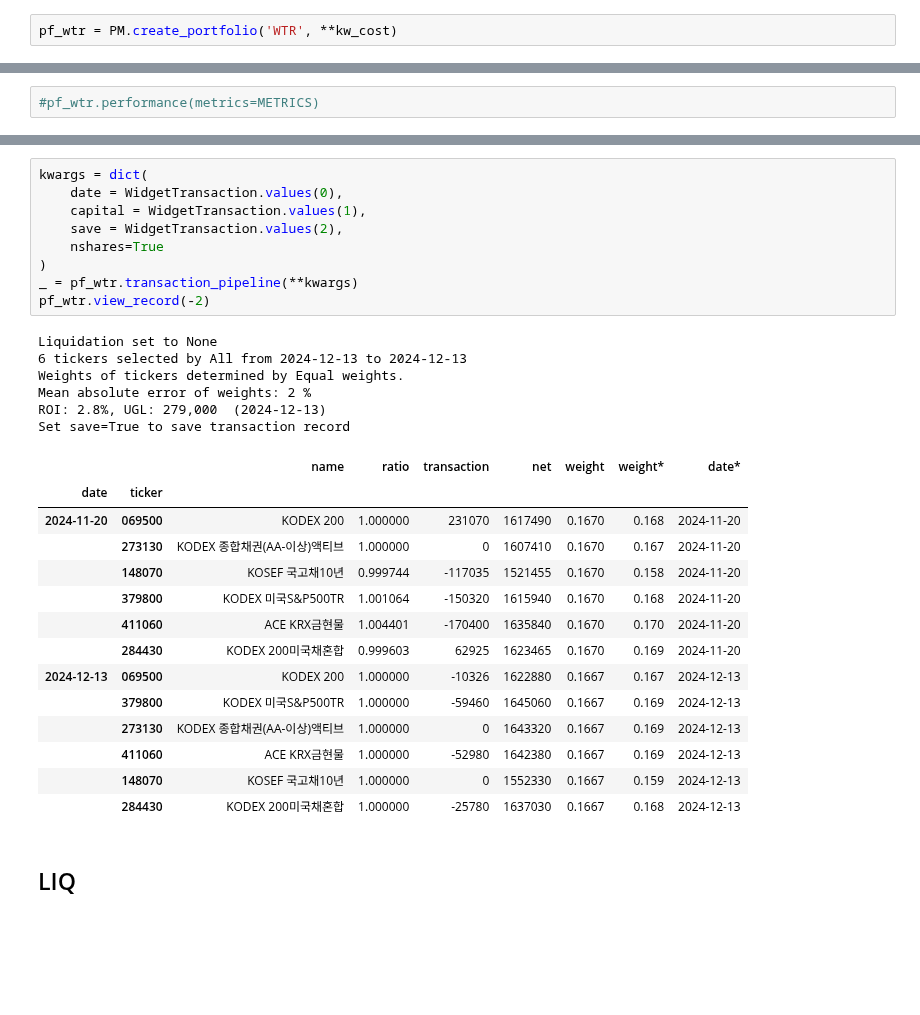
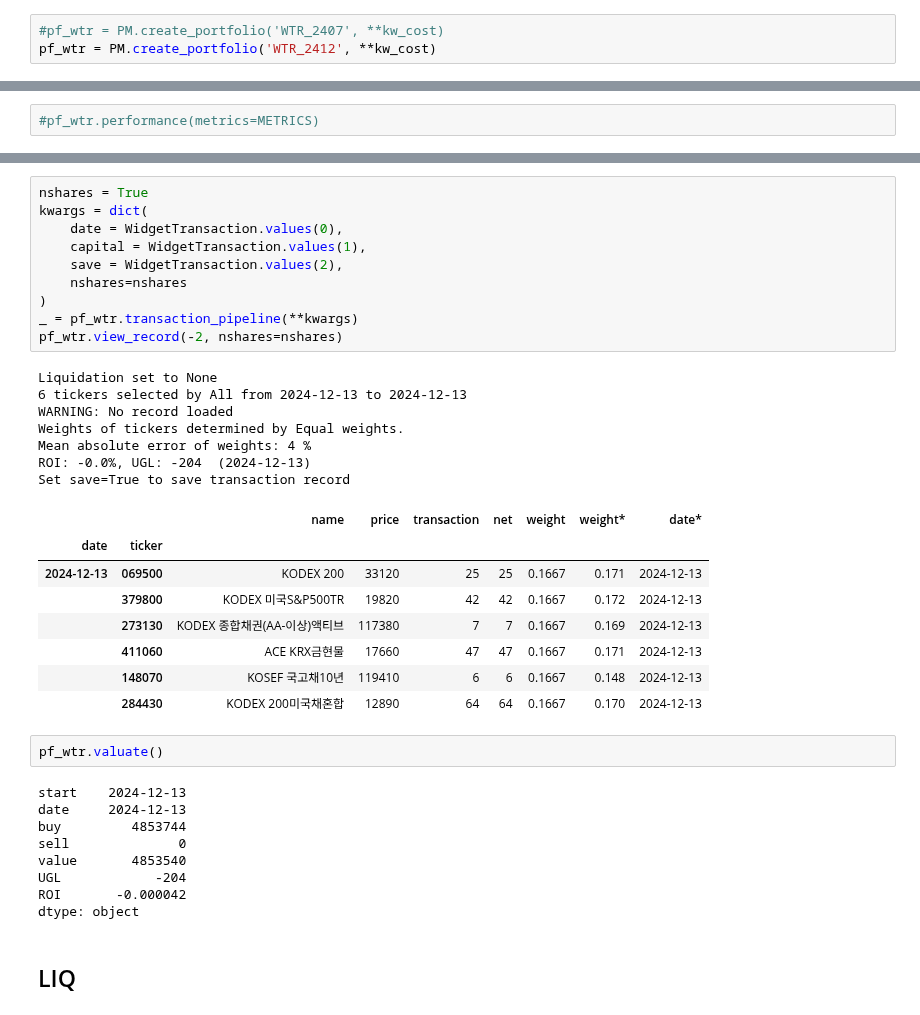
Before and after one commit to lbk209/portfolio, a Jupyter notebook: Allocate_Portfolio.ipynb, the cells around one changed output, grey strips where cells are left out. Cells and saved outputs as stored; diff of their text form; blank space fills up the shorter version.

```diff
--- a/Allocate_Portfolio.ipynb
+++ b/Allocate_Portfolio.ipynb
@@ -628,7 +631,8 @@ Set save=True to save transaction record
 ## WTR
 *modified all weather*
 # %%
-pf_wtr = PM.create_portfolio('WTR', **kw_cost)
+#pf_wtr = PM.create_portfolio('WTR_2407', **kw_cost)
+pf_wtr = PM.create_portfolio('WTR_2412', **kw_cost)
 # %% [output]
 6 securities from 2021-01-04 to 2024-12-13 uploaded.
 Price data loaded
@@ -667,33 +659,40 @@ VBox(children=(DatePicker(value=datetime.date(2024, 12, 15), layout=Layout(width
 # %%
+nshares = True
 kwargs = dict(
     date = WidgetTransaction.values(0),
     capital = WidgetTransaction.values(1),
     save = WidgetTransaction.values(2),
-    nshares=True
+    nshares=nshares
 )
 _ = pf_wtr.transaction_pipeline(**kwargs)
-pf_wtr.view_record(-2)
+pf_wtr.view_record(-2, nshares=nshares)
 # %% [output]
 Liquidation set to None
 6 tickers selected by All from 2024-12-13 to 2024-12-13
+WARNING: No record loaded
 Weights of tickers determined by Equal weights.
-Mean absolute error of weights: 2 %
-ROI: 2.8%, UGL: 279,000  (2024-12-13)
+Mean absolute error of weights: 4 %
+ROI: -0.0%, UGL: -204  (2024-12-13)
 Set save=True to save transaction record
-|  |  | name | ratio | transaction | net | weight | weight* | date* |
+|  |  | name | price | transaction | net | weight | weight* | date* |
 | date | ticker |  |  |  |  |  |  |  |
-| 2024-11-20 | 069500 | KODEX 200 | 1.000000 | 231070 | 1617490 | 0.1670 | 0.168 | 2024-11-20 |
-|  | 273130 | KODEX 종합채권(AA-이상)액티브 | 1.000000 | 0 | 1607410 | 0.1670 | 0.167 | 2024-11-20 |
-|  | 148070 | KOSEF 국고채10년 | 0.999744 | -117035 | 1521455 | 0.1670 | 0.158 | 2024-11-20 |
-|  | 379800 | KODEX 미국S&P500TR | 1.001064 | -150320 | 1615940 | 0.1670 | 0.168 | 2024-11-20 |
-|  | 411060 | ACE KRX금현물 | 1.004401 | -170400 | 1635840 | 0.1670 | 0.170 | 2024-11-20 |
-|  | 284430 | KODEX 200미국채혼합 | 0.999603 | 62925 | 1623465 | 0.1670 | 0.169 | 2024-11-20 |
-| 2024-12-13 | 069500 | KODEX 200 | 1.000000 | -10326 | 1622880 | 0.1667 | 0.167 | 2024-12-13 |
-|  | 379800 | KODEX 미국S&P500TR | 1.000000 | -59460 | 1645060 | 0.1667 | 0.169 | 2024-12-13 |
-|  | 273130 | KODEX 종합채권(AA-이상)액티브 | 1.000000 | 0 | 1643320 | 0.1667 | 0.169 | 2024-12-13 |
-|  | 411060 | ACE KRX금현물 | 1.000000 | -52980 | 1642380 | 0.1667 | 0.169 | 2024-12-13 |
-|  | 148070 | KOSEF 국고채10년 | 1.000000 | 0 | 1552330 | 0.1667 | 0.159 | 2024-12-13 |
-|  | 284430 | KODEX 200미국채혼합 | 1.000000 | -25780 | 1637030 | 0.1667 | 0.168 | 2024-12-13 |
+| 2024-12-13 | 069500 | KODEX 200 | 33120 | 25 | 25 | 0.1667 | 0.171 | 2024-12-13 |
+|  | 379800 | KODEX 미국S&P500TR | 19820 | 42 | 42 | 0.1667 | 0.172 | 2024-12-13 |
+|  | 273130 | KODEX 종합채권(AA-이상)액티브 | 117380 | 7 | 7 | 0.1667 | 0.169 | 2024-12-13 |
+|  | 411060 | ACE KRX금현물 | 17660 | 47 | 47 | 0.1667 | 0.171 | 2024-12-13 |
+|  | 148070 | KOSEF 국고채10년 | 119410 | 6 | 6 | 0.1667 | 0.148 | 2024-12-13 |
+|  | 284430 | KODEX 200미국채혼합 | 12890 | 64 | 64 | 0.1667 | 0.170 | 2024-12-13 |
+# %%
+pf_wtr.valuate()
+# %% [output]
+start    2024-12-13
+date     2024-12-13
+buy         4853744
+sell              0
+value       4853540
+UGL            -204
+ROI       -0.000042
+dtype: object
 # %% [markdown]
 ## LIQ
 # %%
```
Also changed, not shown: parts of 21 cells of this notebook, 3 other files.
